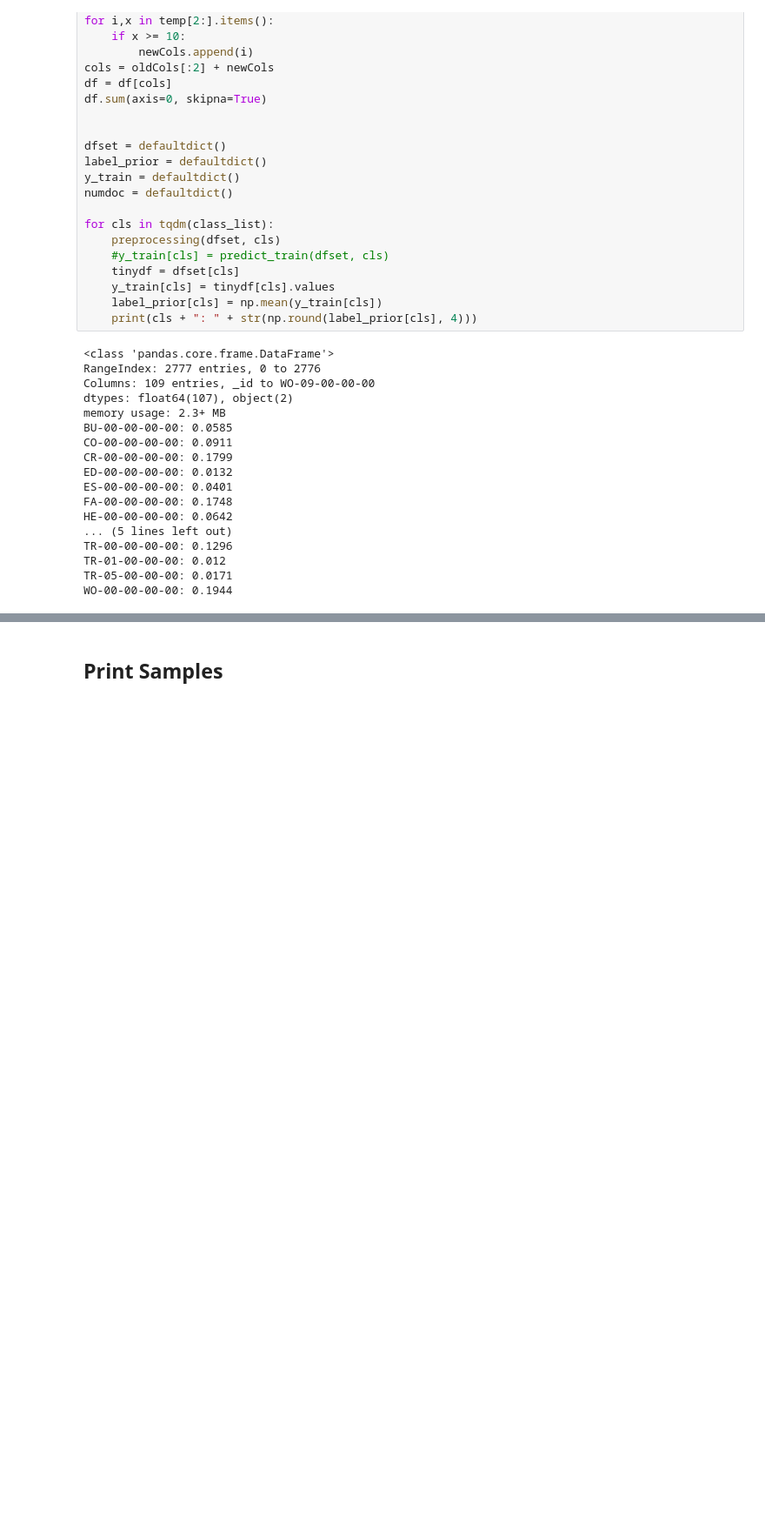
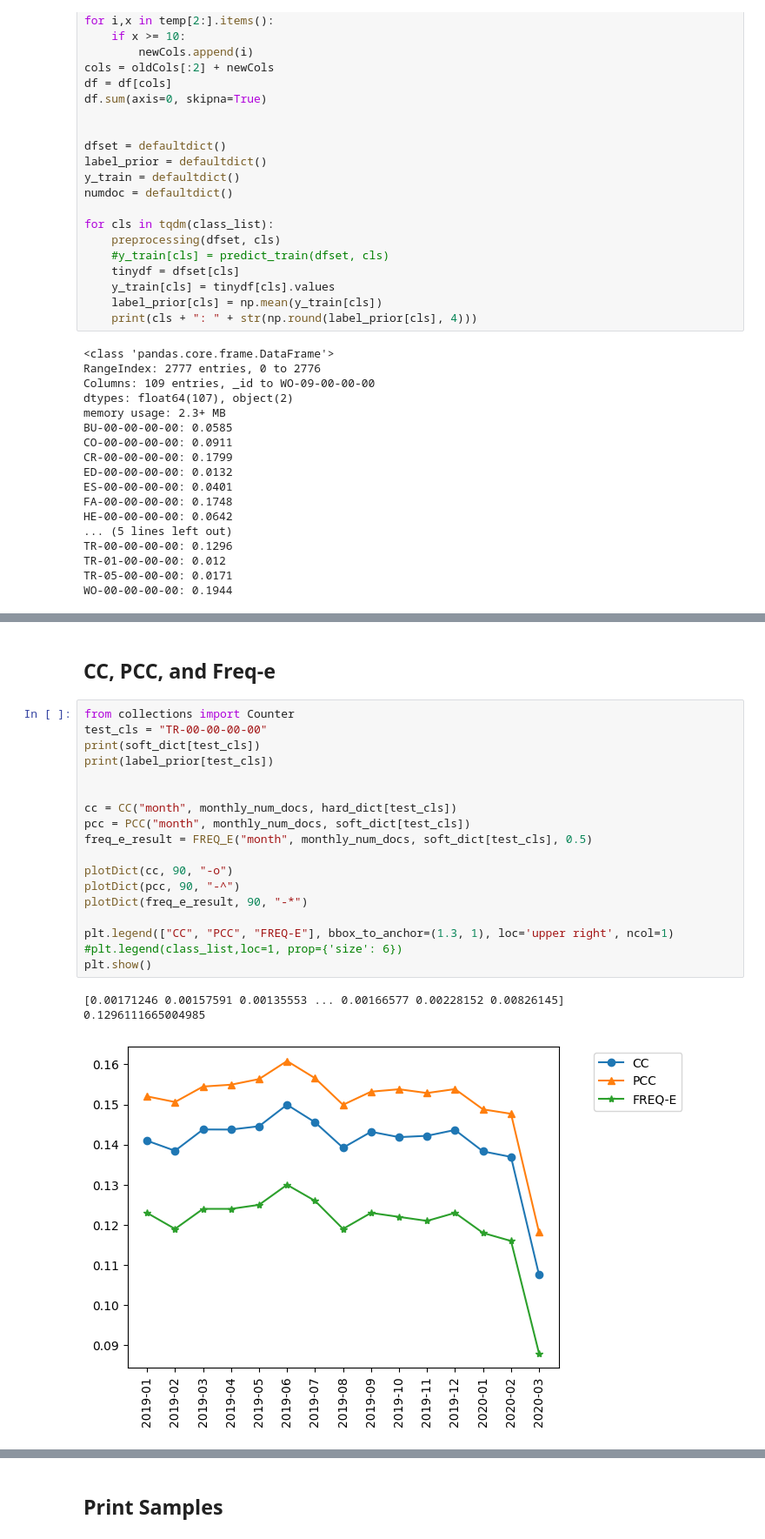
Before and after one commit to heeh/legal_advice, a Jupyter notebook: predictor.ipynb, the cells around one changed output, grey strips where cells are left out. Shown at 87% size. Saved outputs shown, nothing was run; the diff lists cells and outputs as text; blank space fills up the shorter version.

```diff
--- a/predictor.ipynb
+++ b/predictor.ipynb
@@ -828,0 +865,24 @@ WO-00-00-00-00: 0.1944
+# %% [markdown]
+## CC, PCC, and Freq-e
+# %%
+from collections import Counter
+test_cls = "TR-00-00-00-00"
+print(soft_dict[test_cls])
+print(label_prior[test_cls])
+
+
+cc = CC("month", monthly_num_docs, hard_dict[test_cls])
+pcc = PCC("month", monthly_num_docs, soft_dict[test_cls])
+freq_e_result = FREQ_E("month", monthly_num_docs, soft_dict[test_cls], 0.5)
+
+plotDict(cc, 90, "-o")
+plotDict(pcc, 90, "-^")
+plotDict(freq_e_result, 90, "-*")
+
+plt.legend(["CC", "PCC", "FREQ-E"], bbox_to_anchor=(1.3, 1), loc='upper right', ncol=1)
+#plt.legend(class_list,loc=1, prop={'size': 6})
+plt.show()
+# %% [output]
+[0.00171246 0.00157591 0.00135553 ... 0.00166577 0.00228152 0.00826145]
+0.1296111665004985
+[figure, added]
```
Also changed, not shown: parts of 52 cells of this notebook.
